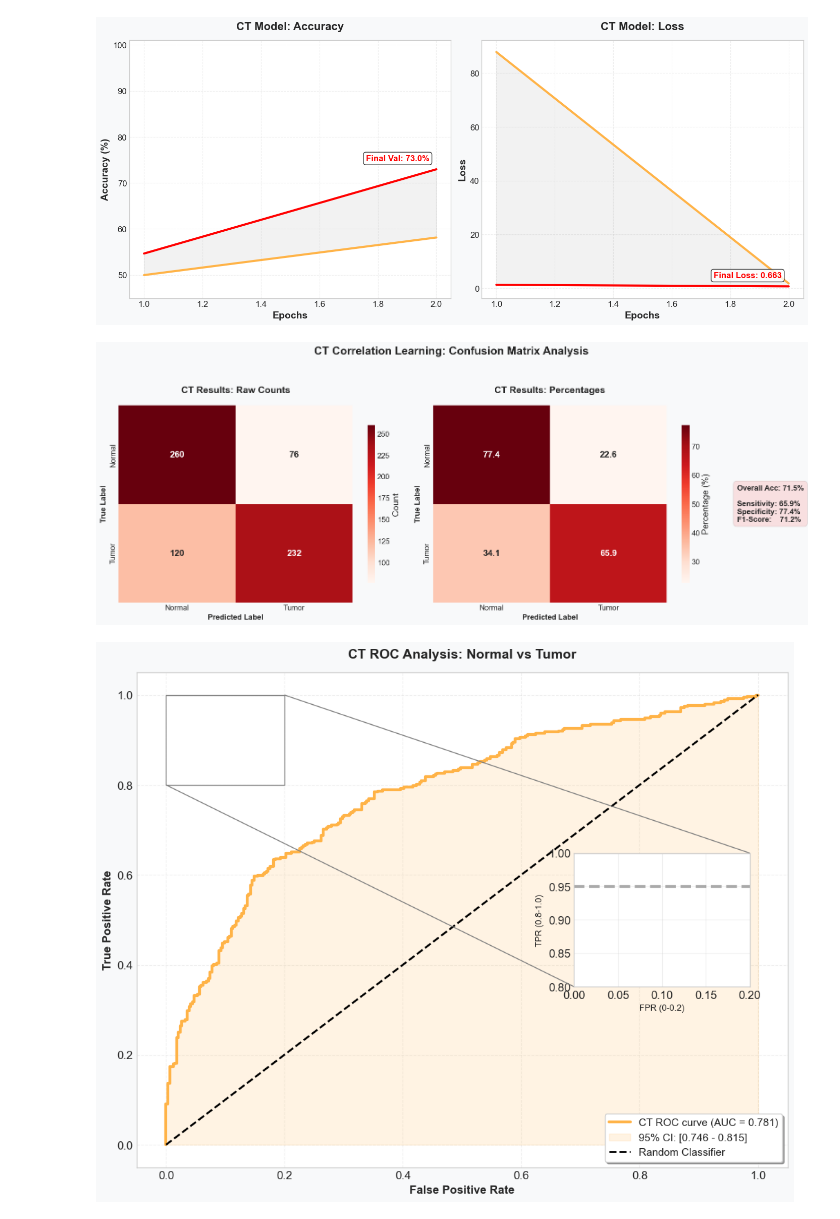
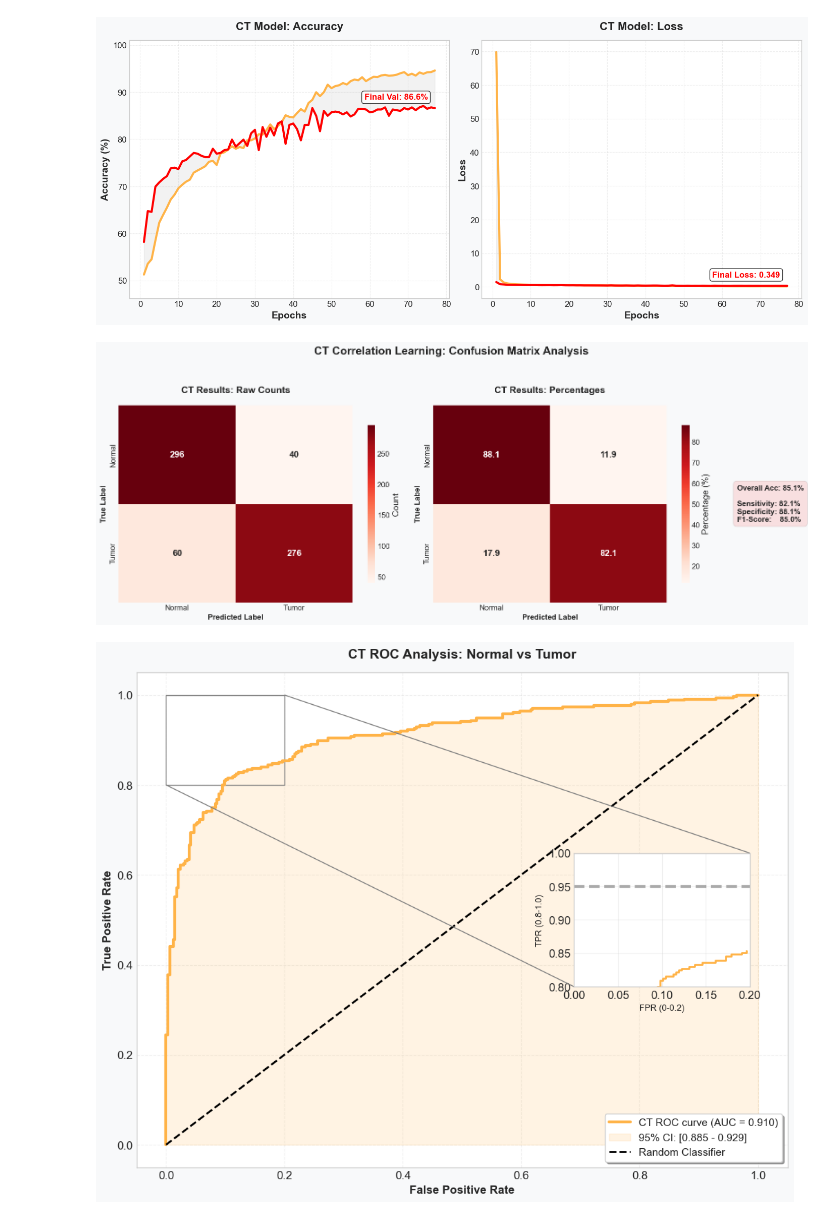
Before and after one commit to JeissonParra12/Multimodal_Deep-Learning_for_Early_Detection_and_Classification_of_Brain_Tumors, a Jupyter notebook: CT_Classifier.ipynb, the cells around one changed output. Saved outputs shown, nothing was run; the diff lists cells and outputs as text; code cells hidden in the pictures.

```diff
--- a/CT_Classifier.ipynb
+++ b/CT_Classifier.ipynb
@@ -21,8 +21,8 @@ CONFIG = {
     'PATCH_SIZE': 28,                   # 224 / 8 = 28
     'NUM_PATCHES': 64,                   # 8 * 8 grid
     'NUM_CLASSES': 2,                    # Binary: Normal vs Tumor
-    'BATCH_SIZE': 16,
-    'EPOCHS': 2,
+    'BATCH_SIZE': 32,
+    'EPOCHS': 100,
     'LEARNING_RATE': 0.0001,
     'FIGURE_PATH': './Results/CT_figures',
     'MODEL_SAVE_PATH': './Saved_models'
@@ -420,7 +420,7 @@ def run_ct_classification():
         validation_data=val_gen,
         verbose=1,
         callbacks=[
-            tf.keras.callbacks.EarlyStopping(patience=5, restore_best_weights=True),
+            tf.keras.callbacks.EarlyStopping(patience=15, restore_best_weights=True),
             tf.keras.callbacks.ReduceLROnPlateau(factor=0.5, patience=3)
         ]
     )
@@ -524,3 +538,3 @@ Epoch 2/2
-[figure, old version]
+[figure, new version]
-[figure, old version]
+[figure, new version]
-[figure, old version]
+[figure, new version]
```
Also changed, not shown: parts of 1 cell of this notebook, 2 other files.
